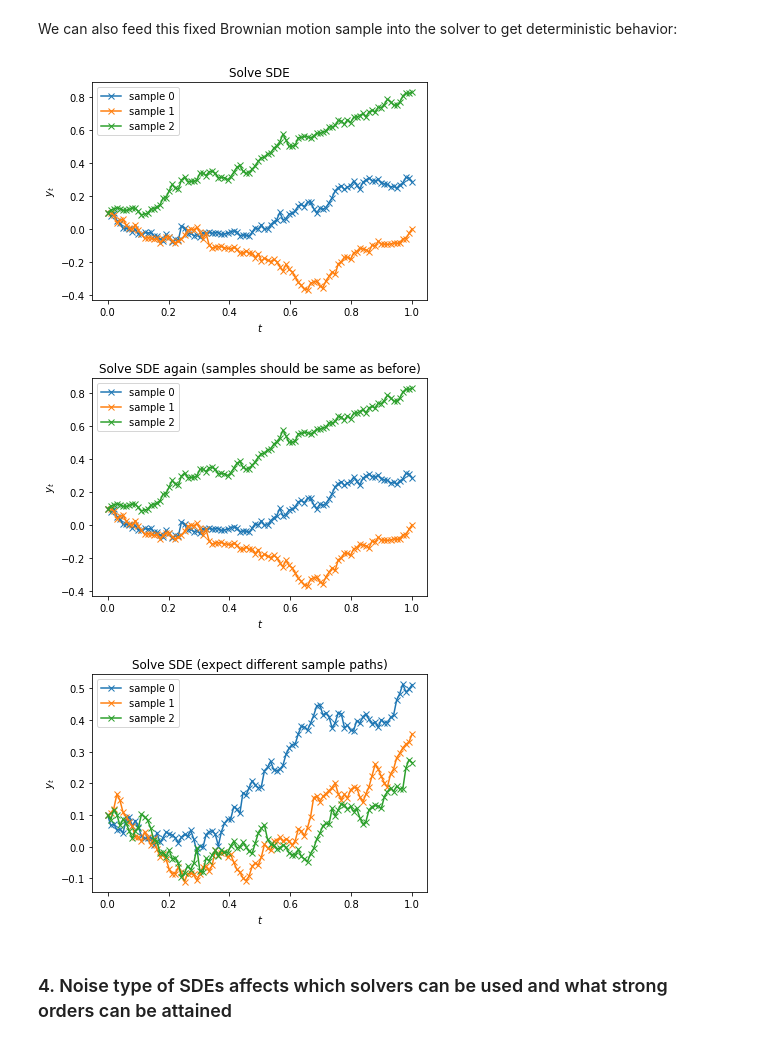
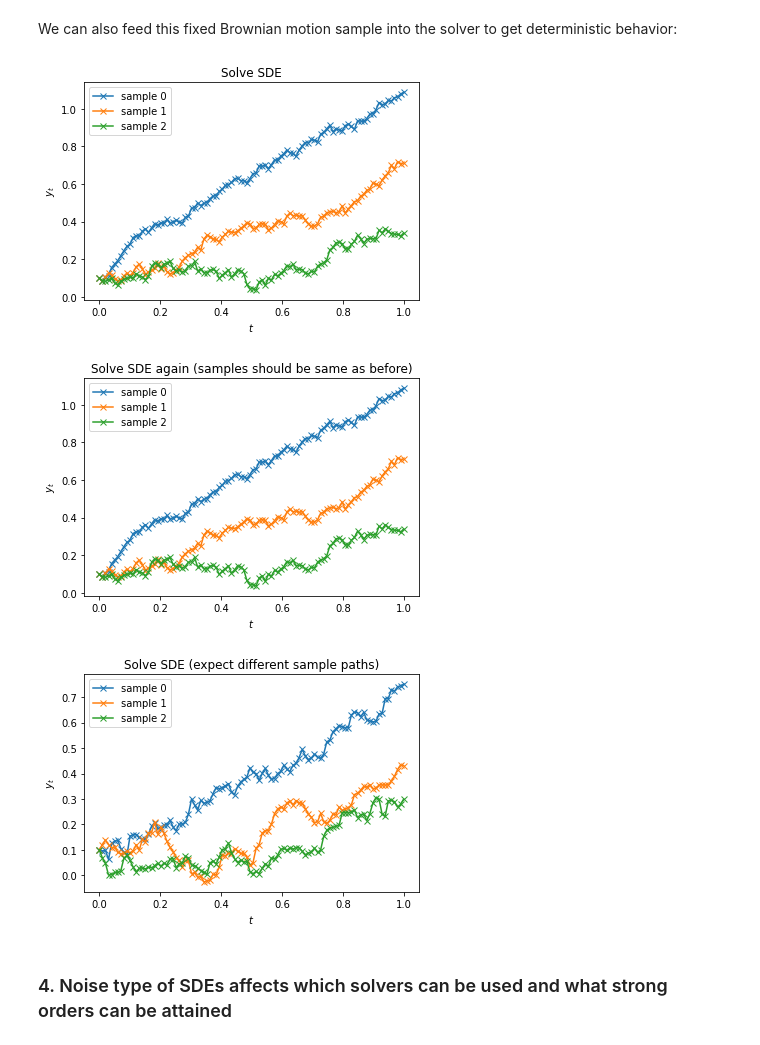
Before and after one commit to google-research/torchsde, a Jupyter notebook: examples/demo.ipynb, the cells around one changed output. Cells and saved outputs as stored; diff of their text form; code cells hidden in the pictures.

```diff
--- a/examples/demo.ipynb
+++ b/examples/demo.ipynb
@@ -112,7 +131,7 @@ if torch.cuda.is_available():
     ts = ts.to(gpu)
     y0 = y0.to(gpu)
     with torch.no_grad():
-        ys = sdeint(sde, y0, ts, method='srk')  # (100, 3, 1).
+        ys = torchsde.sdeint(sde, y0, ts, method='srk')  # (100, 3, 1).
 
     plt.figure()
     for i in range(batch_size):
@@ -130,7 +149,7 @@ A side note is that multi-GPU data parallel is possible with the existing codeba
 To gain control over the randomness, we draw Brownian motion samples by instantiating objects of classes `BrownianPath` or `BrownianTree`. `BrownianPath` has fast query, but stores all previous queries, so is costly in memory. `BrownianTree` only stores objects in a fixed size cache, but has slower query, since everything else is reconstructed on the fly based on random seed splitting. Repeated queries on the same Brownian motion object gives deterministic results. Here, we use `BrownianPath` as an example.
 # %%
 ts = torch.linspace(0, 1, T)
-bm = BrownianPath(t0=0.0, w0=torch.zeros(batch_size, d))
+bm = torchsde.BrownianInterval(t0=0.0, t1=1.0, size=(batch_size, d))
 
 bm_queries = torch.stack([bm(t) for t in ts], dim=0)
 plt.figure()
@@ -161,10 +179,0 @@ In our experience, having the Brownian motion run on CPUs is usually slightly fa
-# %%
-if torch.cuda.is_available():
-    # Approach 1:
-    bm = BrownianPath(t0=0.0, w0=torch.zeros(batch_size, d).to(gpu))  # Runs on GPU.
-    print(bm(0.5))
-
-    # Approach 2:
-    bm = BrownianPath(t0=0.0, w0=torch.zeros(batch_size, d))  # Runs on CPU.
-    bm.to(gpu)  # Runs on GPU.
-    print(bm(0.5))
@@ -177,0 +180,5 @@ tensor([[-0.8824],
+# %%
+if torch.cuda.is_available():
+    bm = torchsde.BrownianInterval(
+        t0=0.0, t1=1.0, size=(batch_size, d), device=gpu, levy_area_approximation='space-time')
+    print(bm(0.5))
@@ -179,47 +190,48 @@ tensor([[-0.8824],
 We can also feed this fixed Brownian motion sample into the solver to get deterministic behavior:
 # %%
 sde = SDE()
-ts = torch.linspace(0, 1, T)
-y0 = torch.zeros(batch_size, 1).fill_(0.1)  # (batch_size, d)
+ts = torch.linspace(0, 1, T, device=gpu)
+y0 = torch.zeros((batch_size, 1), device=gpu).fill_(0.1)  # (batch_size, d)
 
 with torch.no_grad():
-    ys = sdeint(sde, y0, ts, method='srk', bm=bm)
+    ys = torchsde.sdeint(sde, y0, ts, method='srk', bm=bm).cpu()
 plt.figure()
 plt.title('Solve SDE')
 for i in range(batch_size):
-    plt.plot(ts, ys[:, i].squeeze(), marker='x', label=f'sample {i}')
+    plt.plot(ts.cpu(), ys[:, i].squeeze(), marker='x', label=f'sample {i}')
 plt.xlabel('$t$')
 plt.ylabel('$y_t$')
 plt.legend()
 plt.show()
 
 with torch.no_grad():
-    ys = sdeint(sde, y0, ts, method='srk', bm=bm)
+    ys = torchsde.sdeint(sde, y0, ts, method='srk', bm=bm).cpu()
 plt.figure()
 plt.title('Solve SDE again (samples should be same as before)')
 for i in range(batch_size):
-    plt.plot(ts, ys[:, i].squeeze(), marker='x', label=f'sample {i}')
+    plt.plot(ts.cpu(), ys[:, i].squeeze(), marker='x', label=f'sample {i}')
 plt.xlabel('$t$')
 plt.ylabel('$y_t$')
 plt.legend()
 plt.show()
 
 # Use a new BM sample, we expect different sample paths.
-bm = BrownianPath(t0=0.0, w0=torch.zeros(batch_size, d))
+bm = torchsde.BrownianInterval(
+    t0=0.0, t1=1.0, size=(batch_size, d), device=gpu, levy_area_approximation='space-time')
 with torch.no_grad():
-    ys = sdeint(sde, y0, ts, method='srk', bm=bm)
+    ys = torchsde.sdeint(sde, y0, ts, method='srk', bm=bm).cpu()
 plt.figure()
 plt.title('Solve SDE (expect different sample paths)')
 for i in range(batch_size):
-    plt.plot(ts, ys[:, i].squeeze(), marker='x', label=f'sample {i}')
+    plt.plot(ts.cpu(), ys[:, i].squeeze(), marker='x', label=f'sample {i}')
 plt.xlabel('$t$')
 plt.ylabel('$y_t$')
 plt.legend()
 plt.show()
 # %% [output]
-[figure, old version]
+[figure, new version]
-[figure, old version]
+[figure, new version]
-[figure, old version]
+[figure, new version]
 # %% [markdown]
 ### 4. Noise type of SDEs affects which solvers can be used and what strong orders can be attained
 # %% [markdown]
```
Also changed, not shown: parts of 15 cells of this notebook.
